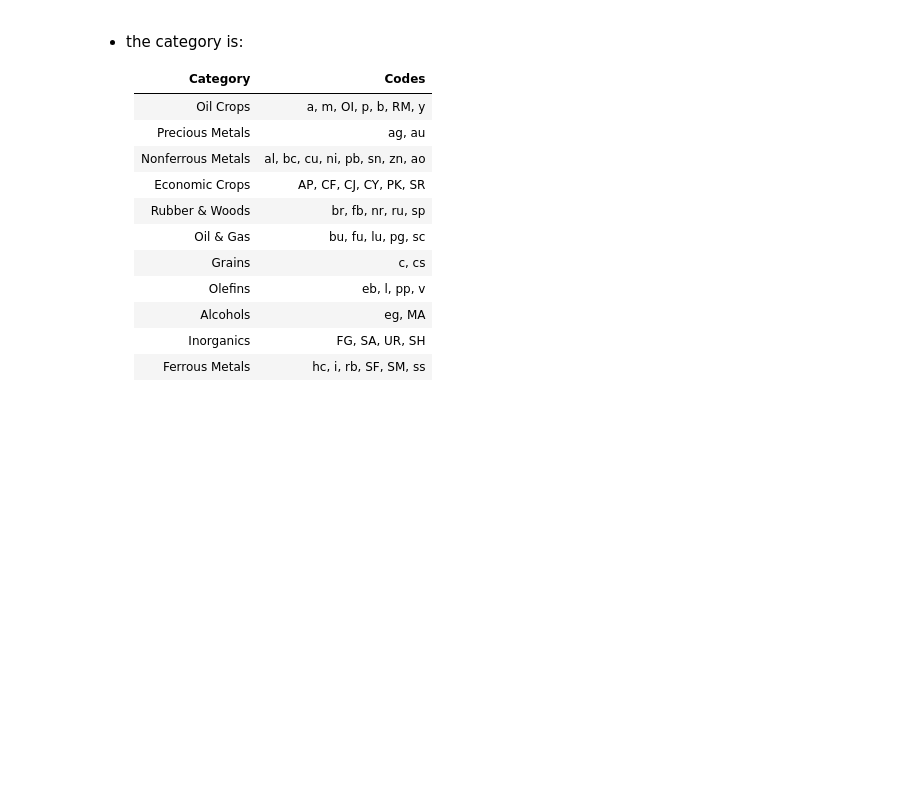
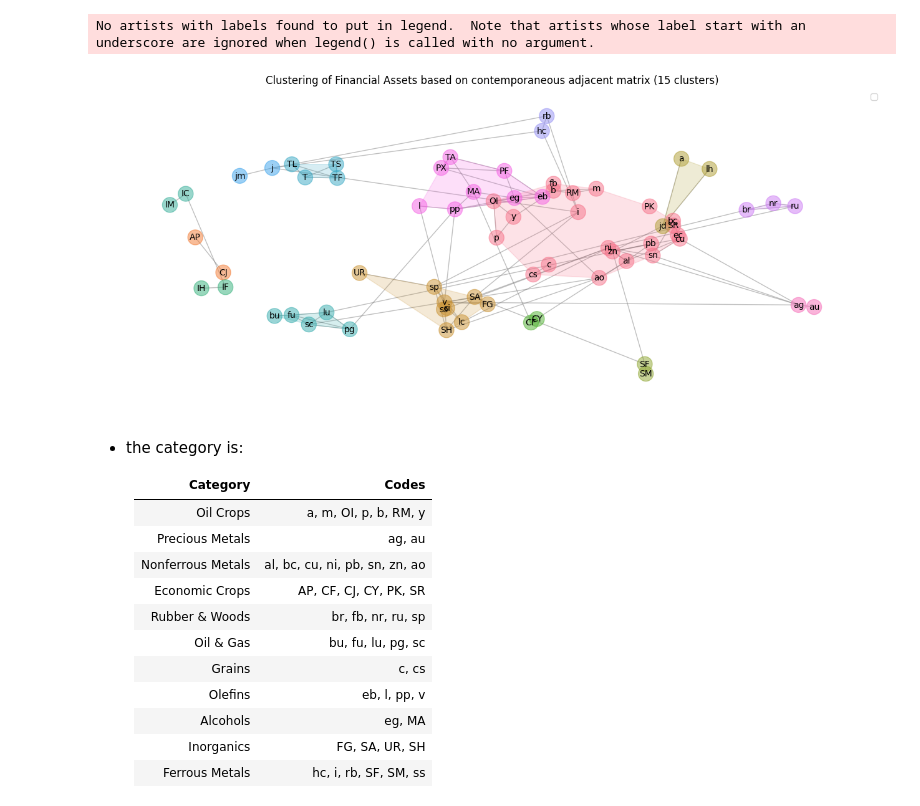
Before and after one commit to junshujiang/tailSCM, a Jupyter notebook: tutorial4.1clustering_basedOnTheHyperGraph.ipynb, the cells around one changed output. Cells and saved outputs as stored; diff of their text form; code cells hidden in the pictures; blank space fills up the shorter version.

```diff
--- a/tutorial4.1clustering_basedOnTheHyperGraph.ipynb
+++ b/tutorial4.1clustering_basedOnTheHyperGraph.ipynb
@@ -32,9 +34,10 @@ import pickle
 
 
 
-path="/home/jianj0c/project/STP/code_publish/tailSCM/exp_result/200.20250306.applicationChinaDerivatives_I600/whole_market_results_detail0.01_q1.pkl"
-
-
+path="/home/jianj0c/project/STP/code_publish/tailSCM/exp_result/280.20250321.applicationChinaDerivatives_I600/whole_market_results_detail0.01_q0.5.pkl"
+path="/home/jianj0c/project/STP/code_publish/tailSCM/exp_result/280.20250321.applicationChinaDerivatives_I600/whole_market_results_detail0.005_q0.5.pkl"
+path="/home/jianj0c/project/STP/code_publish/tailSCM/exp_result/280.20250321.applicationChinaDerivatives_I600/whole_market_results_detail0.01_q1.pkl"
+path="/home/jianj0c/project/STP/code_publish/tailSCM/exp_result/282.20250321.applicationChinaDerivatives_I600/whole_market_results_detail0.01_q1.pkl"
 pc_alpha=float(path.split("/")[-1].split("_")[-2][6:])
 quantile=float(path.split("/")[-1].split("_")[-1][1:-4])
 details=pickle.load(open(path,"rb"))
@@ -66,8 +69,8 @@ from adjustText import adjust_text
 G = nx.from_numpy_matrix(new_adjacency_matrix)
 
 # 设定簇数
-n_clusters = 10
-sc = SpectralClustering(n_clusters=n_clusters, affinity='precomputed', random_state=42)# assign_labels="discretize")
+n_clusters = 15
+sc = SpectralClustering(n_clusters=n_clusters, affinity='precomputed', random_state=43)
 labels = sc.fit_predict(new_adjacency_matrix)
 
 # 颜色映射
@@ -85,36 +88,45 @@ cluster_graph = nx.Graph()
 
 for c1 in cluster_dict:
     for c2 in cluster_dict:
         if c1 != c2:
             weight = np.mean(new_adjacency_matrix[np.ix_(cluster_dict[c1], cluster_dict[c2])])
             if weight > 0:
                 cluster_graph.add_edge(c1, c2, weight=weight)
 
 # ------------------- 3. 可视化优化 -------------------
-plt.figure(figsize=(10, 8))
+plt.figure(figsize=(12.5, 5))
 
 # **使用 spring_layout，但让同类节点靠近**
-pos = nx.spring_layout(G, seed=42)  # `k=0.1` 让节点更聚拢
 
-centralized=0.6
+pos = nx.spring_layout(G, seed=19,k=0.3)  # `k=0.1` 让节点更聚拢
+
+centralized=0.7
 # **增加吸引力，让同类节点更集中**
 for cluster_id, node_ids in cluster_dict.items():
     cluster_center = np.mean([pos[n] for n in node_ids], axis=0)  # 计算类别中心
     for node_id in node_ids:
         pos[node_id] = (1-centralized) * pos[node_id] + centralized * cluster_center  # 让节点更接近中心
 
 # **绘制网络**
 nx.draw(G, pos, node_color=node_colors, node_size=300, edge_color="gray", alpha=0.5)
 nx.draw_networkx_labels(G, pos, labels={i: all_assets[i] for i in range(len(all_assets))}, font_size=10, font_color="black")
 
 # **画社区包围圈**
+legend_added = set()  # 用于跟踪已添加的图例
 for cluster_id, node_ids in cluster_dict.items():
+
+    plt.plot([], [], color=palette[cluster_id], alpha=0.4)#, label=f"Cluster {cluster_id}")
+    legend_added.add(cluster_id)
     if len(node_ids) > 2:  # 只有大于 2 个节点的类别才使用凸包
         points = np.array([pos[n] for n in node_ids])
         hull = ConvexHull(points)
         hull_points = points[hull.vertices, :]
-        plt.fill(hull_points[:, 0], hull_points[:, 1], alpha=0.2, color=palette[cluster_id], label=f"Cluster {cluster_id}")
-
-plt.title("Clustering of Financial Assets based on contemporaneous adjacent matrix (10 clusters)")
+        plt.fill(hull_points[:, 0], hull_points[:, 1], alpha=0.2, color=palette[cluster_id])#, label=f"Cluster {cluster_id}")
+        legend_added.add(cluster_id)
+    # else:  # 对于少于3个节点的类别，仍然添加到图例中
+plt.title(f"Clustering of Financial Assets based on contemporaneous adjacent matrix ({n_clusters} clusters)")
 plt.legend()
 plt.show()
+# %% [output]
+No artists with labels found to put in legend.  Note that artists whose label start with an underscore are ignored when legend() is called with no argument.
+[figure, added]
```
Also changed, not shown: parts of 6 cells of this notebook, 2 other files.
